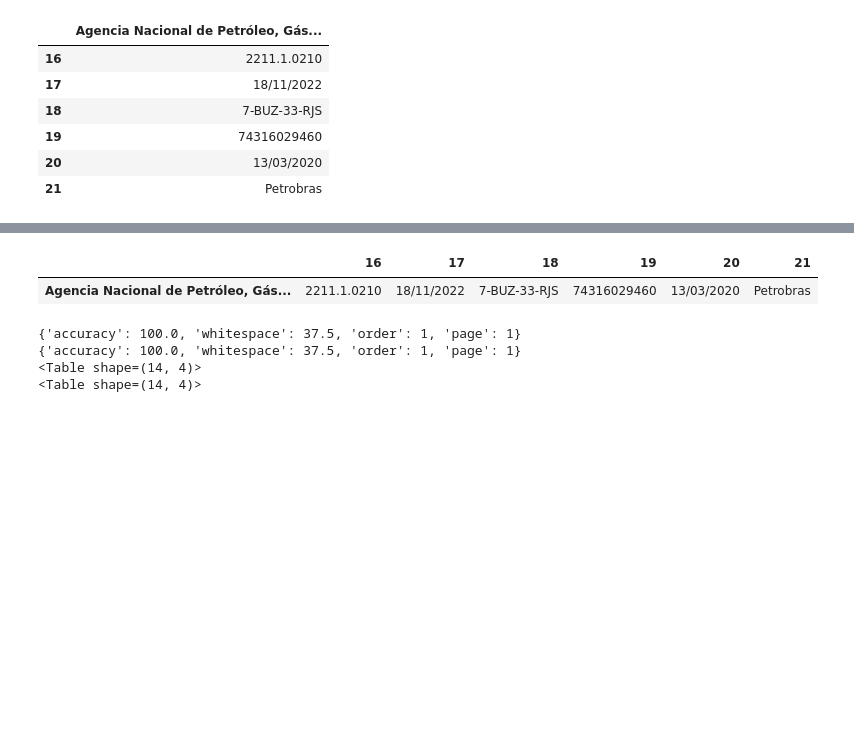
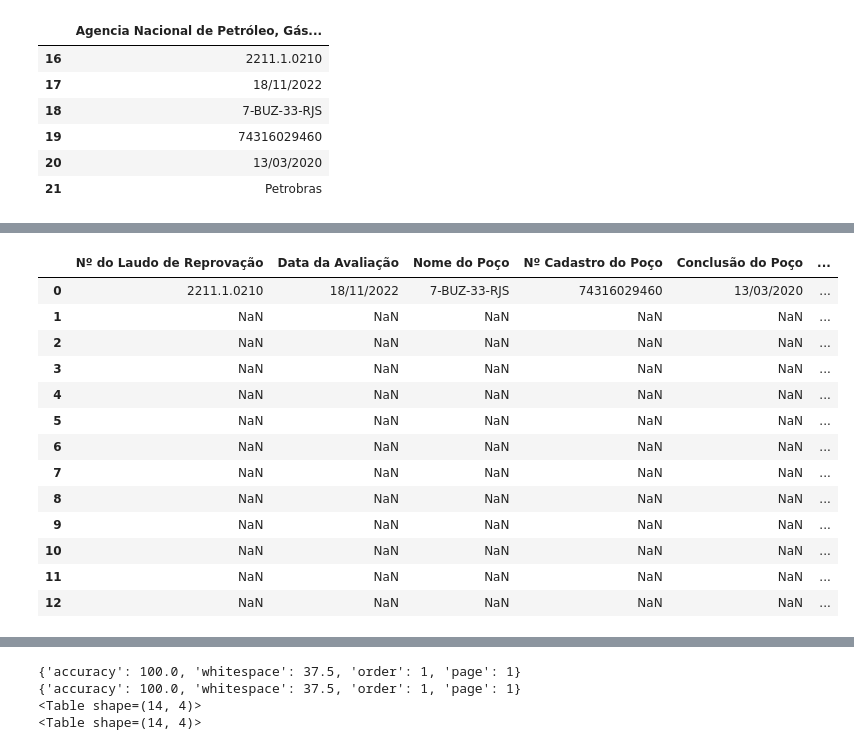
Before and after one commit to fabiobasson/my-frirst-repo, a Jupyter notebook: oficios_qualidade.ipynb, the cells around one changed output, grey strips where cells are left out. Saved outputs shown, nothing was run; the diff lists cells and outputs as text; code cells hidden in the pictures; blank space fills up the shorter version.

```diff
--- a/oficios_qualidade.ipynb
+++ b/oficios_qualidade.ipynb
@@ -49,6 +49,6 @@ Requirement already satisfied: xlwt in /usr/local/lib/python3.10/dist-packages (
 # %%
 import camelot
-tables = camelot.read_pdf('laudo/Laudo_2628256.pdf',header=None,index=False)
+tables = camelot.read_pdf('Laudo_2628256.pdf',header=None,index=False)
 tables
 
 tab = tables[0].df[[1,0,2]].reset_index(drop=True)
@@ -125,7 +123,7 @@ from pdfminer.high_level import extract_text
 import pandas as pd
 import io
 
-text  = extract_text('laudo/Laudo_2628256.pdf', 'rb')
+text  = extract_text('Laudo_2628256.pdf', 'rb')
 
 df2 = pd.read_fwf(io.StringIO(text))
 
@@ -192,3 +155,23 @@ memory usage: 1.0+ KB
+# %%
+concatenar = pd.concat([df3,tab],ignore_index=True)
+#concatenar = pd.concat([df3,tab])
+concatenar.shape
+concatenar
+# %% [output]
+|  | Nº do Laudo de Reprovação | Data da Avaliação | Nome do Poço | Nº Cadastro do Poço | Conclusão do Poço | ... |
+| 0 | 2211.1.0210 | 18/11/2022 | 7-BUZ-33-RJS | 74316029460 | 13/03/2020 | ... |
+| 1 | NaN | NaN | NaN | NaN | NaN | ... |
+| 2 | NaN | NaN | NaN | NaN | NaN | ... |
+| 3 | NaN | NaN | NaN | NaN | NaN | ... |
+| 4 | NaN | NaN | NaN | NaN | NaN | ... |
+| 5 | NaN | NaN | NaN | NaN | NaN | ... |
+| 6 | NaN | NaN | NaN | NaN | NaN | ... |
+| 7 | NaN | NaN | NaN | NaN | NaN | ... |
+| 8 | NaN | NaN | NaN | NaN | NaN | ... |
+| 9 | NaN | NaN | NaN | NaN | NaN | ... |
+| 10 | NaN | NaN | NaN | NaN | NaN | ... |
+| 11 | NaN | NaN | NaN | NaN | NaN | ... |
+| 12 | NaN | NaN | NaN | NaN | NaN | ... |
 # %%
 #concat.dropna(subset=['Nº do Laudo de Reprovação'],inplace=True)
 concat.isnull().sum()
@@ -210,11 +193,6 @@ concat
 | 13 | NaN | NaN | NaN | NaN | NaN | ... |
 # %%
 concat.to_excel('file_name.xls')
-# %%
-df2
-# %% [output]
-|  | 16 | 17 | 18 | 19 | 20 | 21 |
-| Agencia Nacional de Petróleo, Gás... | 2211.1.0210 | 18/11/2022 | 7-BUZ-33-RJS | 74316029460 | 13/03/2020 | Petrobras |
 # %%
 print(tables[0].parsing_report)
 >>> {'accuracy': 100.0, 'whitespace': 0.0, 'order': 1, 'page': 1}
```
Also changed, not shown: parts of 8 cells of this notebook.
